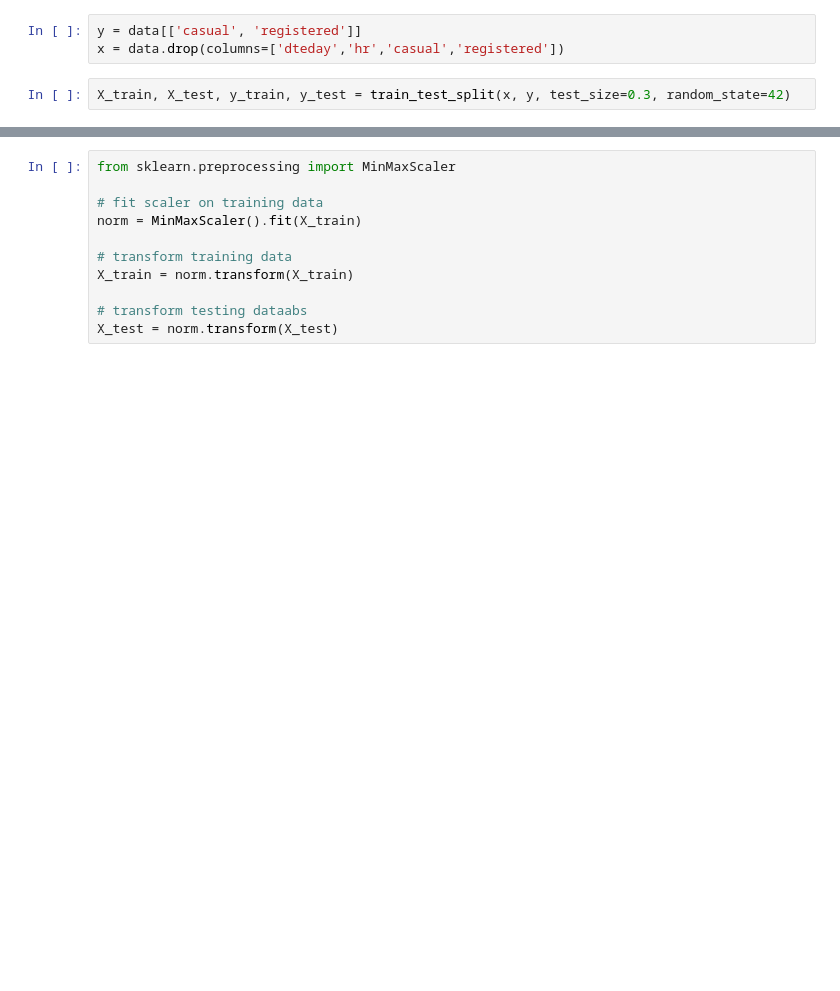
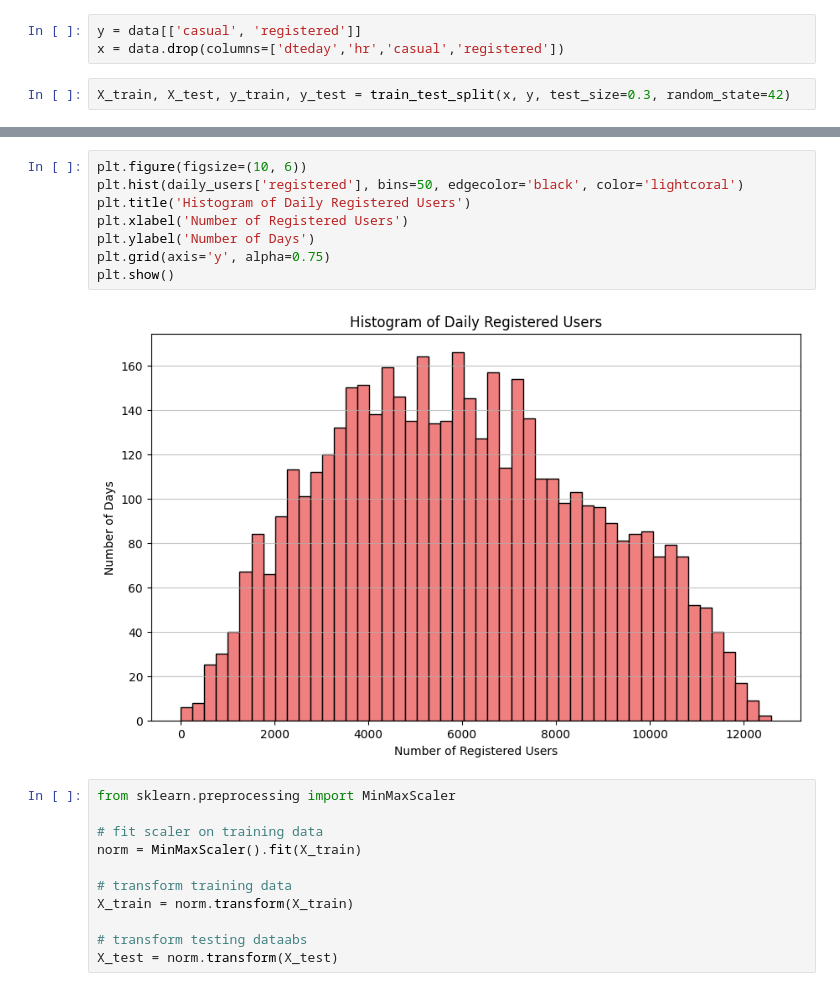
Before and after one commit to nelsbuhrley/CSE-450-Machine-learning, a Jupyter notebook: nels_b/module4.ipynb, the cells around one changed output, grey strips where cells are left out. Saved outputs shown, nothing was run; the diff lists cells and outputs as text; blank space fills up the shorter version.

```diff
--- a/nels_b/module4.ipynb
+++ b/nels_b/module4.ipynb
@@ -153,3 +122,13 @@ y_train
+# %%
+plt.figure(figsize=(10, 6))
+plt.hist(daily_users['registered'], bins=50, edgecolor='black', color='lightcoral')
+plt.title('Histogram of Daily Registered Users')
+plt.xlabel('Number of Registered Users')
+plt.ylabel('Number of Days')
+plt.grid(axis='y', alpha=0.75)
+plt.show()
+# %% [output]
+[figure, added]
 # %%
 from sklearn.preprocessing import MinMaxScaler
 
```
Also changed, not shown: parts of 8 cells of this notebook.
